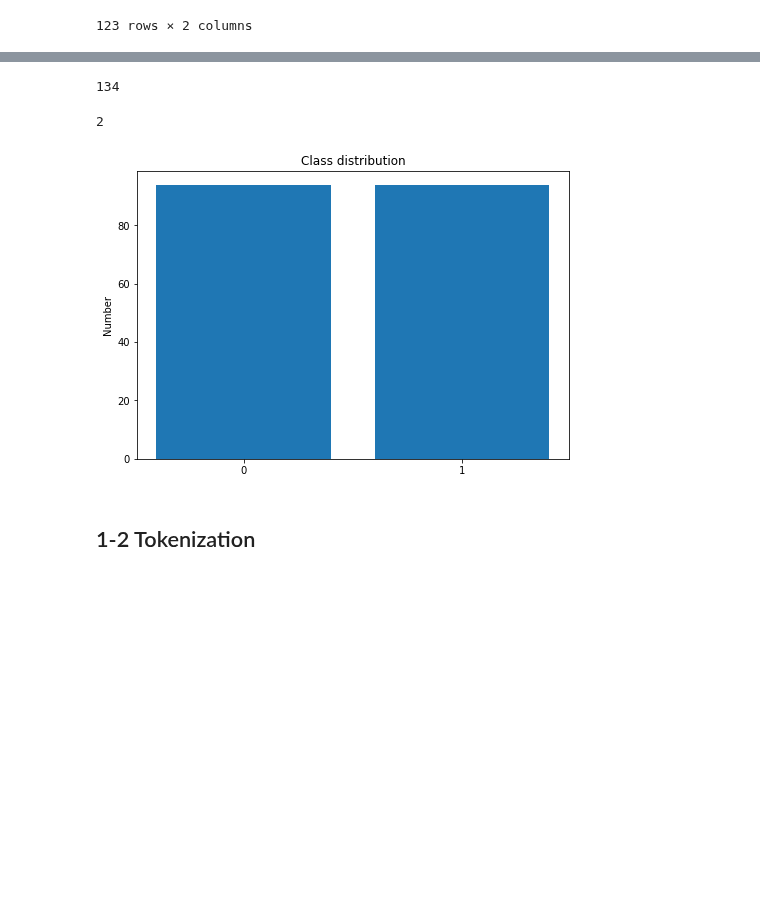
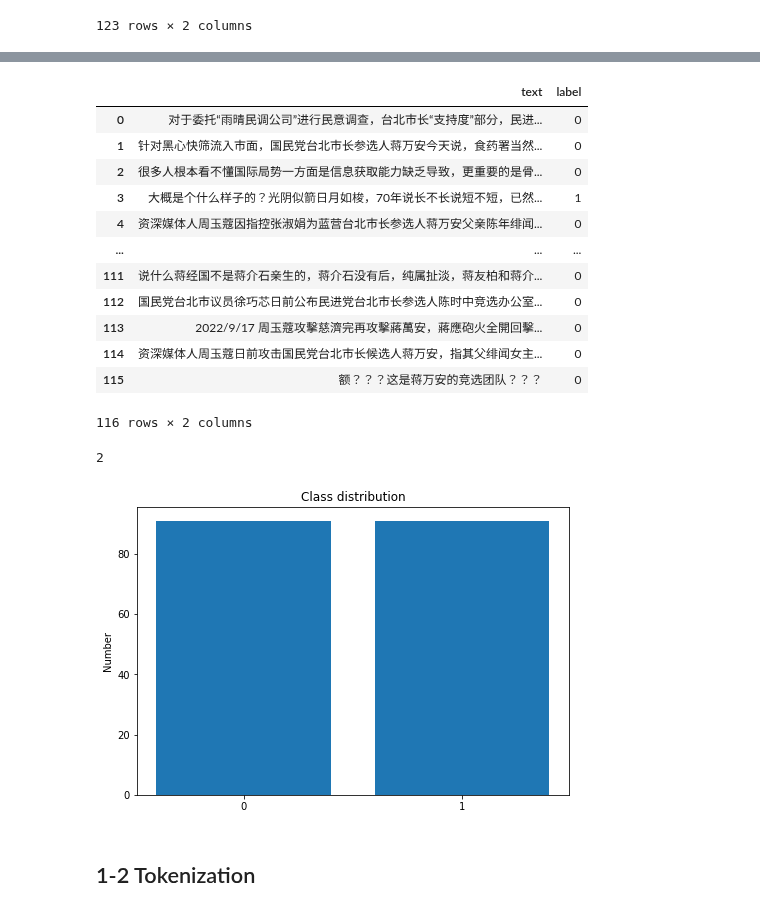
Before and after one commit to advapplab/sentiment_analysis_election_2022, a Jupyter notebook: weibo_wmmBERT_testing_Cya_check_3.ipynb, the cells around one changed output, grey strips where cells are left out. Drawn from its saved outputs; the diff is of its cells as text; code cells hidden in the pictures; blank space fills up the shorter version.

```diff
--- a/weibo_wmmBERT_testing_Cya_check_3.ipynb
+++ b/weibo_wmmBERT_testing_Cya_check_3.ipynb
@@ -180,10 +175,26 @@ testing_pd
 | 117 | 资深媒体人周玉蔻日前攻击国民党台北市长候选人蒋万安，指其父绯闻女主... | 0 |
 | 118 | 额？？？这是蒋万安的竞选团队？？？ | 0 |
 119 rows × 2 columns
-# %%
-len(testing_pd.iloc[0]['text'])
-# %% [output]
-134
+# %%
+#delete empty rows
+testing_pd = testing_pd[testing_pd['text'].str.len()>2]
+testing_pd = testing_pd[['text', 'label']]
+testing_pd = testing_pd.reset_index(drop=True)
+testing_pd
+# %% [output]
+|  | text | label |
+| 0 | 对于委托“雨晴民调公司”进行民意调查，台北市长“支持度”部分，民进... | 0 |
+| 1 | 针对黑心快筛流入市面，国民党台北市长参选人蒋万安今天说，食药署当然... | 0 |
+| 2 | 很多人根本看不懂国际局势一方面是信息获取能力缺乏导致，更重要的是骨... | 0 |
+| 3 | 大概是个什么样子的？光阴似箭日月如梭，70年说长不长说短不短，已然... | 1 |
+| 4 | 资深媒体人周玉蔻因指控张淑娟为蓝营台北市长参选人蒋万安父亲陈年绯闻... | 0 |
+| ... | ... | ... |
+| 111 | 说什么蒋经国不是蒋介石亲生的，蒋介石没有后，纯属扯淡，蒋友柏和蒋介... | 0 |
+| 112 | 国民党台北市议员徐巧芯日前公布民进党台北市长参选人陈时中竞选办公室... | 0 |
+| 113 | 2022/9/17 周玉蔻攻擊慈濟完再攻擊蔣萬安，蔣應砲火全開回擊... | 0 |
+| 114 | 资深媒体人周玉蔻日前攻击国民党台北市长候选人蒋万安，指其父绯闻女主... | 0 |
+| 115 | 额？？？这是蒋万安的竞选团队？？？ | 0 |
+116 rows × 2 columns
 # %%
 #upsize minority class (positive). You can consider turning this cell off. With the current data (df_sample.xlsx) this will lead to a 0.840 accuracy.
 if number_classes == 2:
@@ -221,7 +232,7 @@ ax.set_ylabel('Number')
 ax.set_title('Class distribution')
 plt.show()
 # %% [output]
-[figure, old version]
+[figure, new version]
 # %% [markdown]
 ## 1-2 Tokenization
 # %%
```
Also changed, not shown: parts of 12 cells of this notebook.
